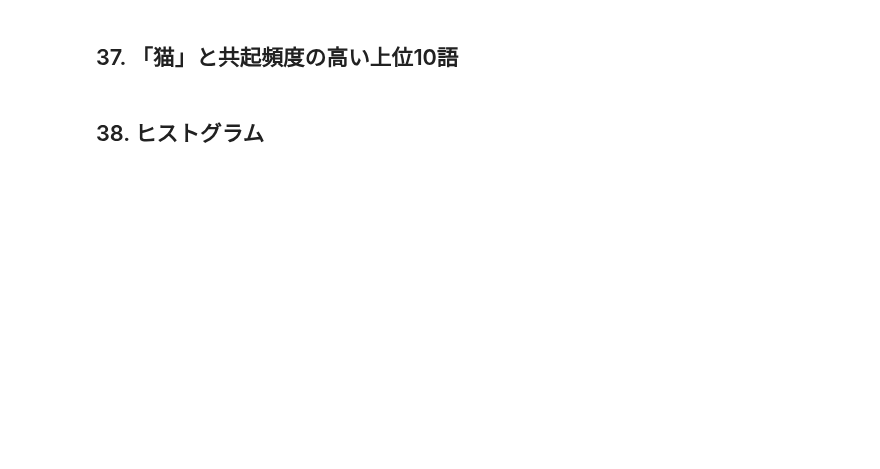
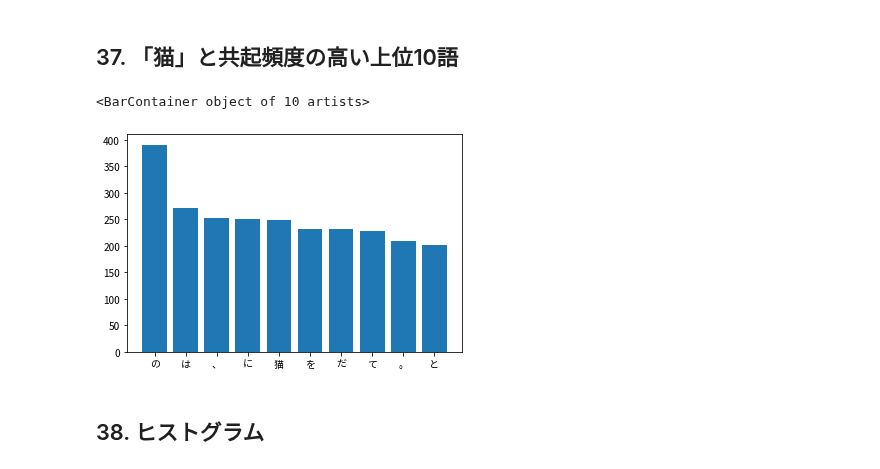
Before and after one commit to Yuki-Wada/exercises, a Jupyter notebook: nlp_100_knock/solutions/Question_30_39.ipynb, the cells around one changed output. Saved outputs shown, nothing was run; the diff lists cells and outputs as text; code cells hidden in the pictures; blank space fills up the shorter version.

```diff
--- a/nlp_100_knock/solutions/Question_30_39.ipynb
+++ b/nlp_100_knock/solutions/Question_30_39.ipynb
@@ -119,4 +237,24 @@ verb_bases
 # %% [markdown]
 ## 37. 「猫」と共起頻度の高い上位10語
+# %%
+extracted = []
+for sentence_info in sentence_infos:
+    for word_info in sentence_info:
+        if word_info['base'] == '猫':
+            extracted += [word_info['base'] for word_info in sentence_info]
+            break
+# %%
+word_counter = collections.Counter(extracted)
+words = sorted(word_counter.items(), key=lambda x: x[1], reverse=True)
+# %%
+N = 10
+
+labels, heights = zip(*words[:N])
+xs = np.arange(N) + 1
+
+plt.bar(xs, heights, tick_label=labels, align="center")
+# %% [output]
+<BarContainer object of 10 artists>
+[figure, added]
 # %% [markdown]
 ## 38. ヒストグラム
```
Also changed, not shown: parts of 18 cells of this notebook, 9 other files.
